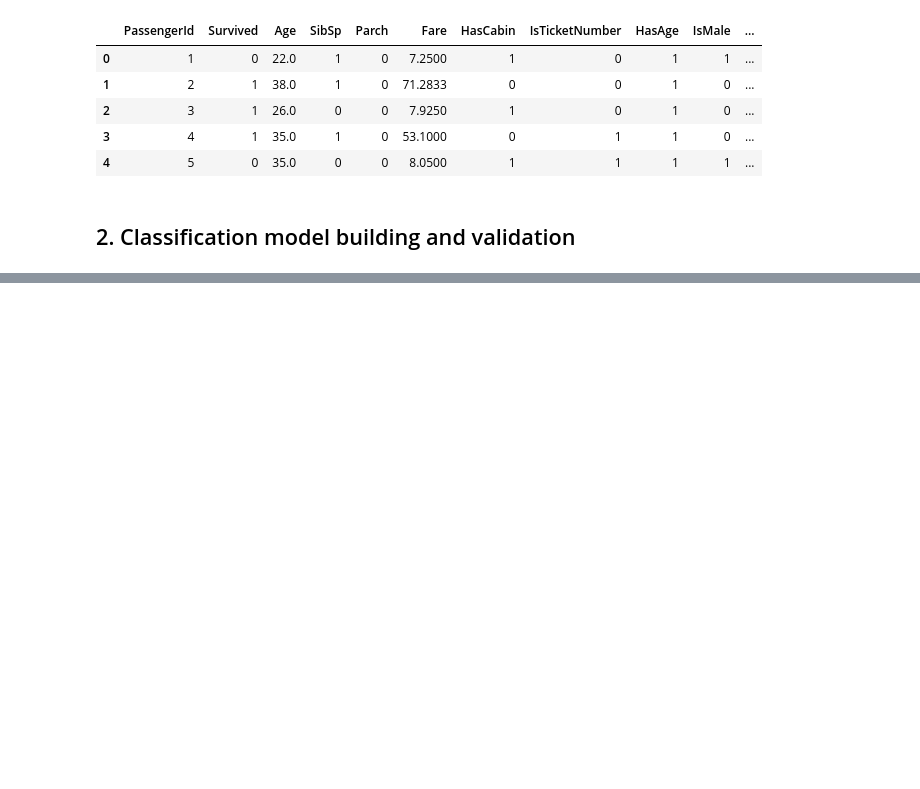
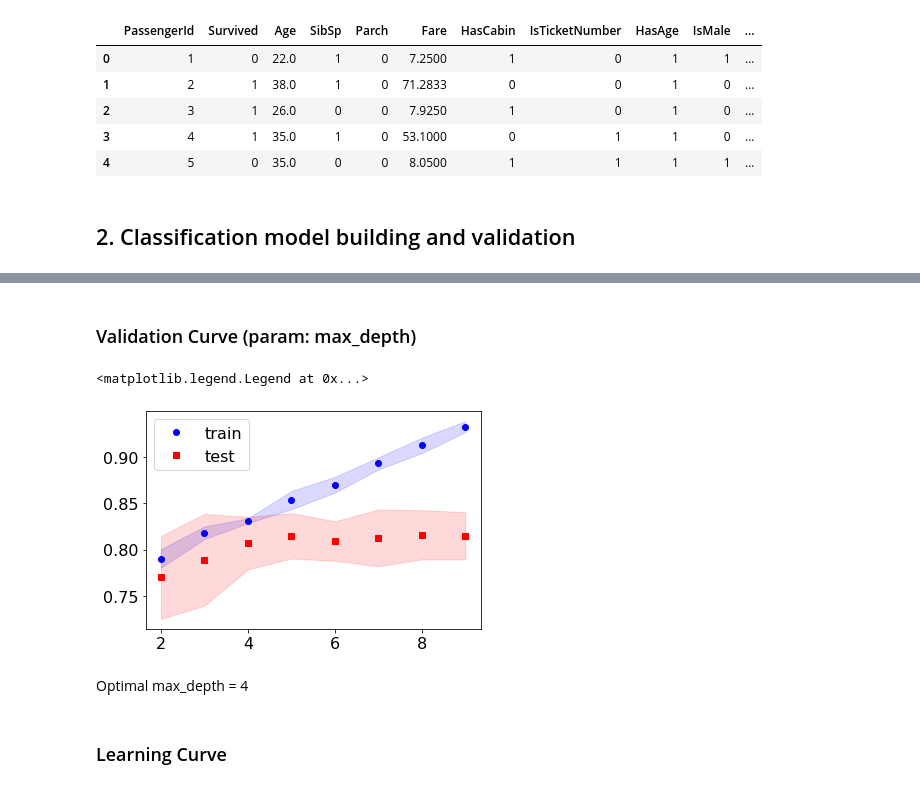
Before and after one commit to RaulRPrado/Titanic-Kaggle, a Jupyter notebook: Submission.ipynb, the cells around one changed output, grey strips where cells are left out. Saved outputs shown, nothing was run; the diff lists cells and outputs as text; code cells hidden in the pictures; blank space fills up the shorter version.

```diff
--- a/Submission.ipynb
+++ b/Submission.ipynb
@@ -295,0 +338,4 @@ data_train.head()
+# %%
+best_clf = gs.best_estimator_
+# %% [markdown]
+### Validation Curve (param: max_depth)
@@ -295,0 +352,58 @@ data_train.head()
+# %%
+def get_score_means_and_errors(train_scores, test_scores, stat_error=True):
+    train_score_mean = np.mean(train_scores, axis=1)
+    test_score_mean = np.mean(test_scores, axis=1)
+
+    if stat_error:
+        train_score_error = np.std(train_scores, axis=1) / np.sqrt(len(train_scores[0]))
+        test_score_error = np.std(test_scores, axis=1) / np.sqrt(len(test_scores[0]))
+    else:
+        train_score_error = np.std(train_scores, axis=1)
+        test_score_error = np.std(test_scores, axis=1)
+
+    return train_score_mean, train_score_error, test_score_mean, test_score_error
+# %%
+train_score_mean, train_score_error, test_score_mean, test_score_error = \
+        get_score_means_and_errors(train_scores, test_scores, stat_error=False)
+# %%
+COLORS = {'train': 'b', 'test': 'r'}
+# %%
+ax = plt.gca()
+ax.plot(
+    param_range,
+    train_score_mean,
+    color=COLORS['train'],
+    linestyle='none',
+    marker='o',
+    label='train'
+)
+plt.fill_between(
+    param_range,
+    train_score_mean + train_score_error,
+    train_score_mean - train_score_error,
+    alpha=0.15,
+    color=COLORS['train']
+)
+ax.plot(
+    param_range,
+    test_score_mean,
+    color=COLORS['test'],
+    linestyle='none',
+    marker='s',
+    label='test'
+)
+plt.fill_between(
+    param_range,
+    test_score_mean + test_score_error,
+    test_score_mean - test_score_error,
+    alpha=0.15,
+    color=COLORS['test']
+)
+ax.legend()
+# %% [output]
+<matplotlib.legend.Legend at 0x...>
+[figure, added]
+# %% [markdown]
+Optimal max_depth = 4
+# %% [markdown]
+### Learning Curve
```
Also changed, not shown: parts of 20 cells of this notebook.
